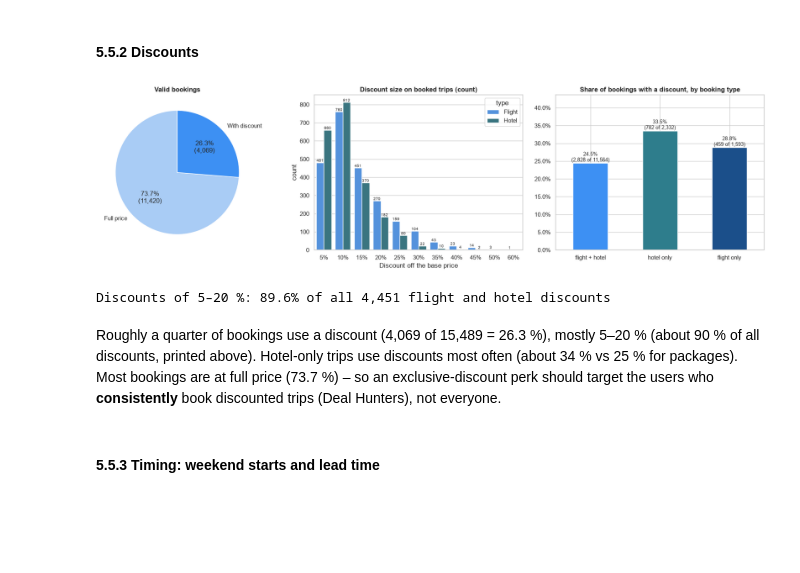
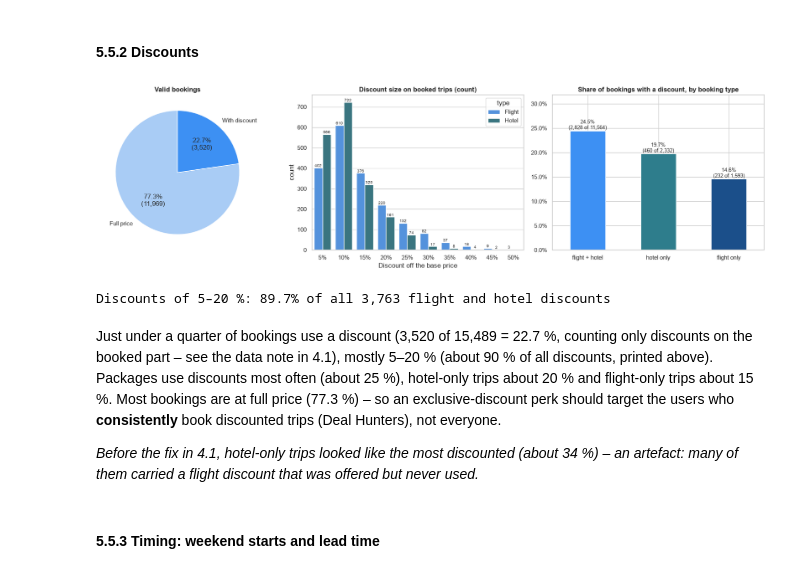
Before and after one commit to jtong28/TravelTide, a Jupyter notebook: notebooks/01_EDA_Cleaning.ipynb, the cells around one changed output. Saved outputs shown, nothing was run; the diff lists cells and outputs as text; code cells hidden in the pictures; blank space fills up the shorter version.

```diff
--- a/01_EDA_Cleaning.ipynb
+++ b/notebooks/01_EDA_Cleaning.ipynb
@@ -736,3 +750,21 @@ Users under 18 on the reference date: 246 of 5,998 (4.1%)
 # %%
 df["is_minor"] = df["age"] < 18
 df = df.drop(columns=["birthdate", "sign_up_date"])
+# %%
+# Birth year per user (from the raw export, before birthdate was replaced by age)
+users_birth = sessions_raw.drop_duplicates("user_id").set_index("user_id")["birthdate"]
+birth_year = pd.to_datetime(users_birth).dt.year
+counts = birth_year.value_counts().sort_index()
+
+fig, ax = plt.subplots(figsize=(15, 4))
+ax.bar(counts.index, counts.values, color=[PALETTE[3] if y == 2006 else PALETTE[0] for y in counts.index])
+ax.annotate(f"2006: {counts[2006]} users", xy=(2006, counts[2006]), xytext=(1992, counts[2006] * 0.9),
+            arrowprops=dict(arrowstyle="->", color=PALETTE[4]), fontsize=10)
+ax.set_title("Users by birth year – a single spike in 2006", fontweight="bold")
+ax.set_xlabel("birth year"); ax.set_ylabel("users")
+plt.tight_layout(); plt.show()
+
+users_2006 = df.drop_duplicates("user_id").set_index("user_id").loc[birth_year[birth_year == 2006].index]
+print(f"Born in 2006: {len(users_2006)} users (average per year 2000–2005: {counts.loc[2000:2005].mean():.0f})")
+print(f"Of the {df.drop_duplicates('user_id')['is_minor'].sum()} minors, {users_2006['is_minor'].sum()} were born in 2006 | "
+      f"{users_2006['has_children'].mean():.0%} of them have children at age {users_2006['age'].min()}–{users_2006['age'].max()}")
@@ -839,7 +877,8 @@ def haversine_km(lat1, lon1, lat2, lon2):
 df["distance_km"] = haversine_km(df["home_airport_lat"], df["home_airport_lon"],
                                  df["destination_airport_lat"], df["destination_airport_lon"]).round(0)
 
-df["discount_used"] = (df["flight_discount"] | df["hotel_discount"]).where(df["valid_booking"])
+# discount only counts for the part that was booked (the flags also show offers on the part NOT booked – see data note)
+df["discount_used"] = ((df["flight_booked"] & df["flight_discount"]) | (df["hotel_booked"] & df["hotel_discount"])).where(df["valid_booking"])
 flight_cost = df["base_fare_usd"].fillna(0) * (1 - df["flight_discount_amount"].fillna(0))
 hotel_cost = (df["hotel_per_room_usd"].fillna(0) * df["rooms"].fillna(0).astype(float)
               * df["nights_calc"].fillna(0).astype(float) * (1 - df["hotel_discount_amount"].fillna(0)))
@@ -864,14 +919,17 @@ all_users = df["user_id"].unique()
 repeat_city = valid.groupby(["user_id", "trip_city"]).size().groupby("user_id").max().reindex(all_users, fill_value=0)
 spend_trips = valid.groupby("user_id")["trip_spend_usd"].count().reindex(all_users, fill_value=0)
 age_sessions = df.groupby("user_id")["age"].first()
+# users with ≥ 50 % discounted trips (same definition as discount_share in the SQL) – shows whether the export has the discount fix
+discount_users = (valid.assign(d=valid["discount_used"].astype(float)).groupby("user_id")["d"].mean().round(2) >= 0.5).sum()
 cross = pd.DataFrame({
     "user_level_table": [len(users_lvl), users_lvl["valid_trips"].sum(), (users_lvl["valid_trips"] == 0).sum(),
                          (users_lvl["max_visits_same_city"] >= 2).sum(), users_lvl["avg_spend_per_trip_usd"].isna().sum(),
-                         (users_lvl.set_index("user_id")["age"] == age_sessions.astype(int)).sum()],
+                         (users_lvl.set_index("user_id")["age"] == age_sessions.astype(int)).sum(),
+                         (users_lvl["discount_share"] >= 0.5).sum()],
     "session_table":    [len(all_users), len(valid), (~df.groupby("user_id")["valid_booking"].any()).sum(),
-                         (repeat_city >= 2).sum(), (spend_trips == 0).sum(), len(all_users)],
+                         (repeat_city >= 2).sum(), (spend_trips == 0).sum(), len(all_users), discount_users],
 }, index=["users", "valid trips", "users with 0 valid trips (Dreamers)", "users with a repeat city (2+ visits)",
-          "users without trip spend", "users with identical age"])
+          "users without trip spend", "users with identical age", "users with ≥ 50 % discounted trips"])
 cross["match"] = np.where(cross["user_level_table"] == cross["session_table"], "✅", "⚠️")
 display(cross)
 if (cross["match"] != "✅").any():
@@ -1379,37 +1438,41 @@ Spend is strongly right-skewed (log scale): most trips are mid-priced, a small s
 #### 5.5.2 Discounts
 # %%
 fig, axes = plt.subplots(1, 3, figsize=(18, 5))
-used = bookings["discount_used"].map({True: "With discount", False: "Full price"}).value_counts()
+used = bookings["discount_used"].astype(bool).map({True: "With discount", False: "Full price"}).value_counts()
 used.plot(kind="pie", ax=axes[0], colors=[PALETTE[1], PALETTE[0]], startangle=90,
           autopct=lambda p: f"{p:.1f}%\n({p * used.sum() / 100:,.0f})")
 axes[0].set_ylabel(""); axes[0].set_title("Valid bookings", fontweight="bold")
 
-disc = pd.concat([bookings["flight_discount_amount"].dropna().rename("Flight"), bookings["hotel_discount_amount"].dropna().rename("Hotel")], axis=1)
+# discount sizes only for the booked part (4.1 data note)
+disc = pd.concat([bookings["flight_discount_amount"].where(bookings["flight_booked"] & bookings["flight_discount"]).dropna().rename("Flight"),
+                  bookings["hotel_discount_amount"].where(bookings["hotel_booked"] & bookings["hotel_discount"]).dropna().rename("Hotel")], axis=1)
 disc_long = disc.melt(var_name="type", value_name="discount").dropna()
 disc_long["discount"] = (disc_long["discount"].round(2) * 100).astype(int)
 disc_long["label"] = disc_long["discount"].astype(str) + "%"
 label_order = [f"{d}%" for d in sorted(disc_long["discount"].unique())]
 sns.countplot(data=disc_long, x="label", hue="type", order=label_order, ax=axes[1], palette=[PALETTE[0], PALETTE[2]])
 for container in axes[1].containers:
     axes[1].bar_label(container, fontsize=7)
 axes[1].set_title("Discount size on booked trips (count)", fontweight="bold"); axes[1].set_xlabel("Discount off the base price")
 
 # Third dimension: discount use per booking type
-by_type_disc = bookings.groupby("booking_type")["discount_used"].agg(["mean", "sum", "size"]).reindex(types)
+by_type_disc = bookings.assign(discount_used=bookings["discount_used"].astype(bool)).groupby("booking_type")["discount_used"].agg(["mean", "sum", "size"]).reindex(types)
 (by_type_disc["mean"] * 100).plot(kind="bar", ax=axes[2], color=[type_colors[t] for t in types], rot=0)
 for i, (m, n, t) in enumerate(by_type_disc.itertuples(index=False)):
     axes[2].text(i, m * 100, f"{m:.1%}\n({n:,.0f} of {t:,})", ha="center", va="bottom", fontsize=9)
 axes[2].set_ylim(0, by_type_disc["mean"].max() * 130); axes[2].yaxis.set_major_formatter(mtick.PercentFormatter())
 axes[2].set_xlabel(""); axes[2].set_title("Share of bookings with a discount, by booking type", fontweight="bold")
 plt.tight_layout(); plt.show()
 
 small = disc_long["discount"].between(5, 20).mean()
 print(f"Discounts of 5–20 %: {small:.1%} of all {len(disc_long):,} flight and hotel discounts")
 # %% [output]
-[figure, old version]
+[figure, new version]
-Discounts of 5–20 %: 89.6% of all 4,451 flight and hotel discounts
+Discounts of 5–20 %: 89.7% of all 3,763 flight and hotel discounts
 # %% [markdown]
-Roughly a quarter of bookings use a discount (4,069 of 15,489 = 26.3 %), mostly 5–20 % (about 90 % of all discounts, printed above). Hotel-only trips use discounts most often (about 34 % vs 25 % for packages). Most bookings are at full price (73.7 %) – so an exclusive-discount perk should target the users who **consistently** book discounted trips (Deal Hunters), not everyone.
+Just under a quarter of bookings use a discount (3,520 of 15,489 = 22.7 %, counting only discounts on the booked part – see the data note in 4.1), mostly 5–20 % (about 90 % of all discounts, printed above). Packages use discounts most often (about 25 %), hotel-only trips about 20 % and flight-only trips about 15 %. Most bookings are at full price (77.3 %) – so an exclusive-discount perk should target the users who **consistently** book discounted trips (Deal Hunters), not everyone.
+
+*Before the fix in 4.1, hotel-only trips looked like the most discounted (about 34 %) – an artefact: many of them carried a flight discount that was offered but never used.*
 # %% [markdown]
 #### 5.5.3 Timing: weekend starts and lead time
 # %%
```
Also changed, not shown: parts of 21 cells of this notebook, 13 other files.
